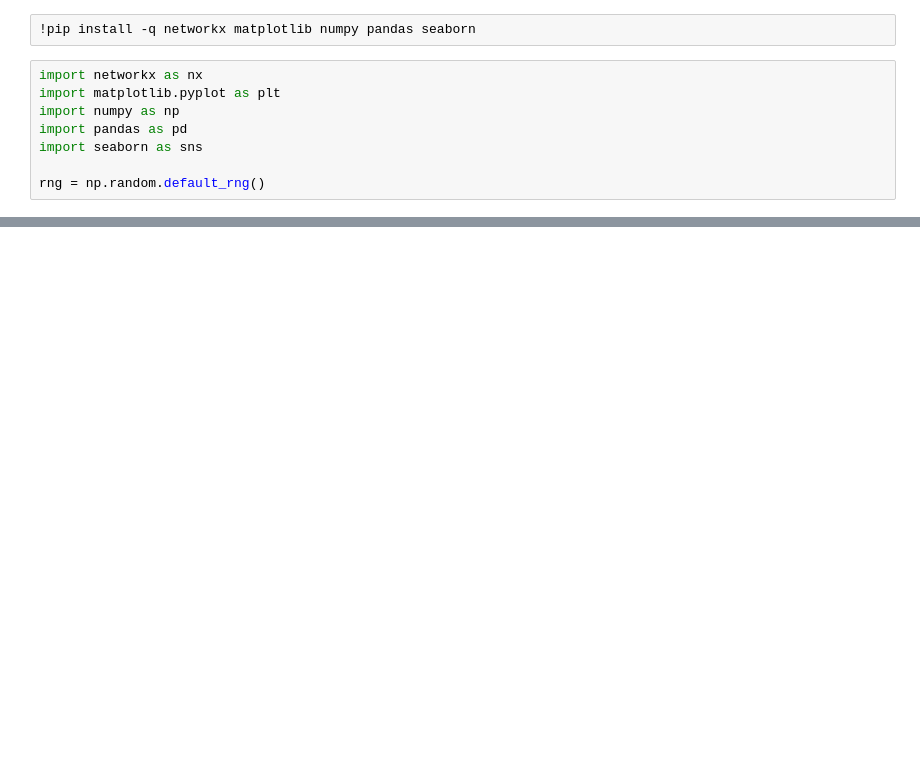
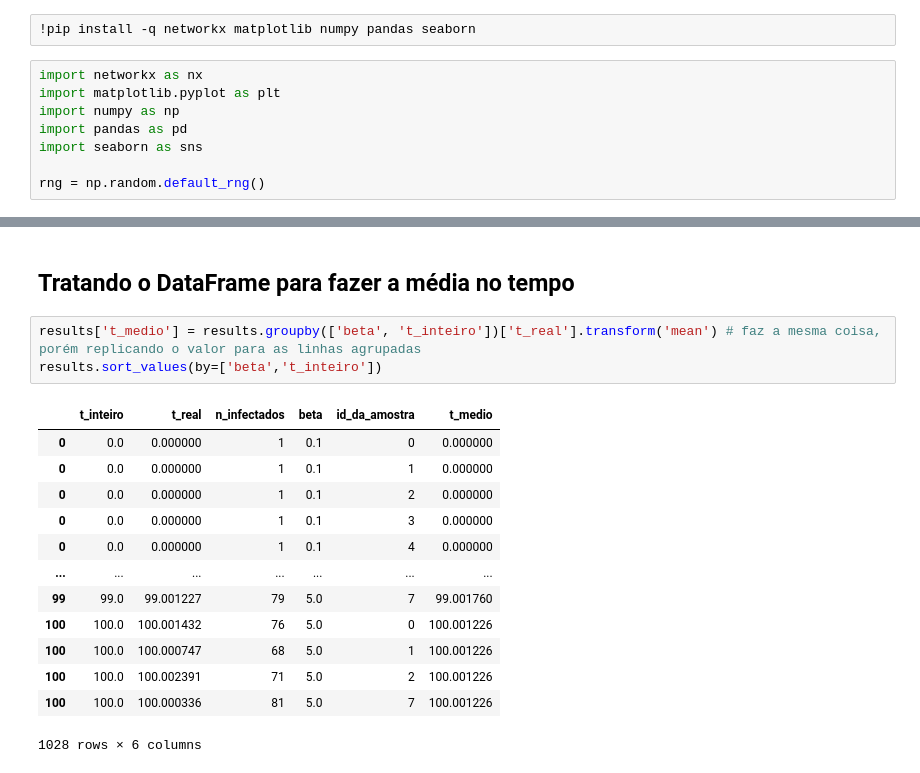
Before and after one commit to AtilioFPedroni/Pc__Gillespie, a Jupyter notebook: PC_temporal.ipynb, the cells around one changed output, grey strips where cells are left out. Saved outputs shown, nothing was run; the diff lists cells and outputs as text; blank space fills up the shorter version.

```diff
--- a/PC_temporal.ipynb
+++ b/PC_temporal.ipynb
@@ -126 +128,20 @@ results
+# %% [markdown]
+## Tratando o DataFrame para fazer a média no tempo
+# %%
+results['t_medio'] = results.groupby(['beta', 't_inteiro'])['t_real'].transform('mean') # faz a mesma coisa, porém replicando o valor para as linhas agrupadas
+results.sort_values(by=['beta','t_inteiro'])
+# %% [output]
+|  | t_inteiro | t_real | n_infectados | beta | id_da_amostra | t_medio |
+| 0 | 0.0 | 0.000000 | 1 | 0.1 | 0 | 0.000000 |
+| 0 | 0.0 | 0.000000 | 1 | 0.1 | 1 | 0.000000 |
+| 0 | 0.0 | 0.000000 | 1 | 0.1 | 2 | 0.000000 |
+| 0 | 0.0 | 0.000000 | 1 | 0.1 | 3 | 0.000000 |
+| 0 | 0.0 | 0.000000 | 1 | 0.1 | 4 | 0.000000 |
+| ... | ... | ... | ... | ... | ... | ... |
+| 99 | 99.0 | 99.001227 | 79 | 5.0 | 7 | 99.001760 |
+| 100 | 100.0 | 100.001432 | 76 | 5.0 | 0 | 100.001226 |
+| 100 | 100.0 | 100.000747 | 68 | 5.0 | 1 | 100.001226 |
+| 100 | 100.0 | 100.002391 | 71 | 5.0 | 2 | 100.001226 |
+| 100 | 100.0 | 100.000336 | 81 | 5.0 | 7 | 100.001226 |
+1028 rows × 6 columns
 # %%
```
Also changed, not shown: parts of 8 cells of this notebook.
